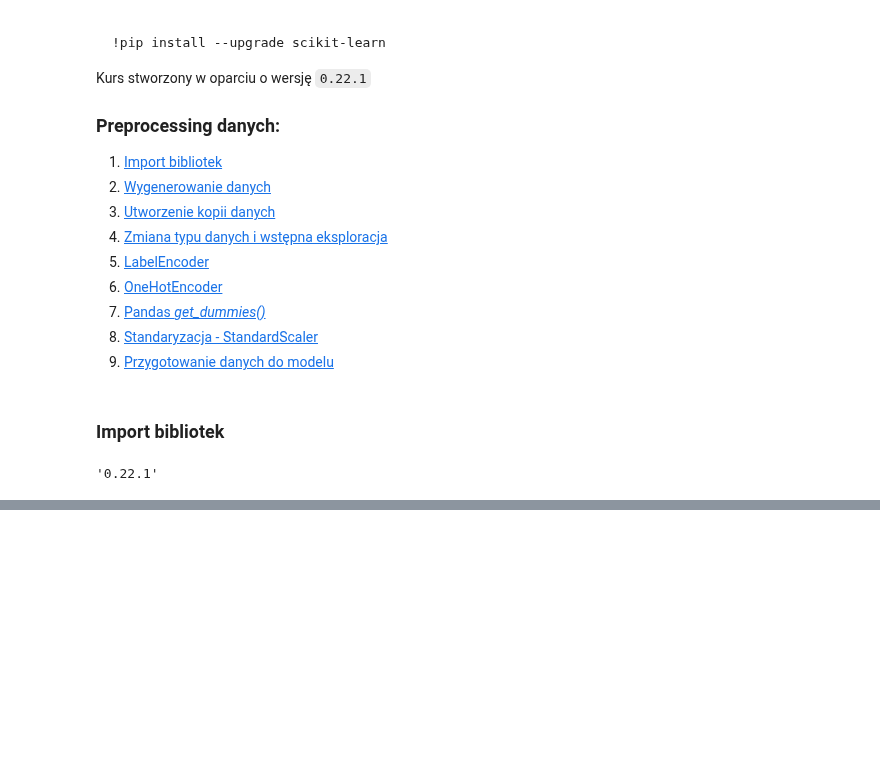
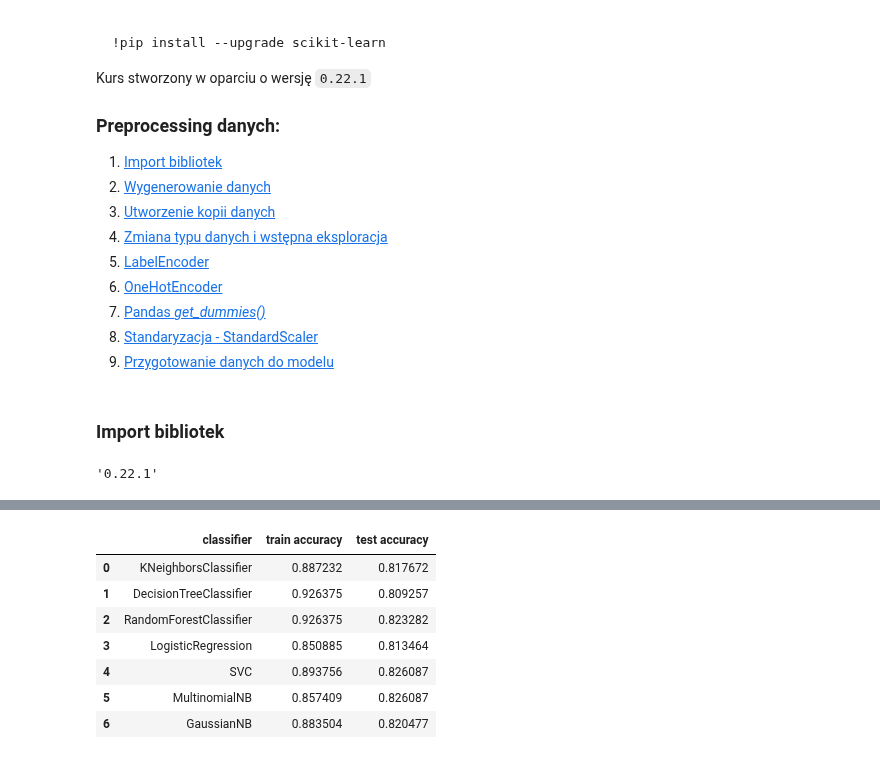
Before and after one commit to krakowiakpawel9/ml_course, a Jupyter notebook: sl/28_text_classification.ipynb, the cells around one changed output, grey strips where cells are left out. Cells and saved outputs as stored; diff of their text form; code cells hidden in the pictures; blank space fills up the shorter version.

```diff
--- a/sl/28_text_classification.ipynb
+++ b/sl/28_text_classification.ipynb
@@ -315,0 +329,9 @@ array([[0.00, 0.00, 0.00, 0.00, 0.00, 0.00, 0.00, 0.00, 0.00, 0.00, ..., 0.00, 0
+# %%
+from sklearn.linear_model import LogisticRegression
+
+classifier = LogisticRegression(random_state=42)
+classifier.fit(X_train, y_train)
+train_acc = classifier.score(X_train, y_train)
+test_acc = classifier.score(X_test, y_test)
+results['LogisticRegression'] = [train_acc, test_acc]
+print(f'Zbiór treningowy: {train_acc:.4f}\nZbiór testowy: {test_acc:.4f}')
@@ -315,0 +341,9 @@ array([[0.00, 0.00, 0.00, 0.00, 0.00, 0.00, 0.00, 0.00, 0.00, 0.00, ..., 0.00, 0
+# %%
+from sklearn.svm import SVC
+
+classifier = SVC(random_state=42)
+classifier.fit(X_train, y_train)
+train_acc = classifier.score(X_train, y_train)
+test_acc = classifier.score(X_test, y_test)
+results['SVC'] = [train_acc, test_acc]
+print(f'Zbiór treningowy: {train_acc:.4f}\nZbiór testowy: {test_acc:.4f}')
@@ -315,0 +353,9 @@ array([[0.00, 0.00, 0.00, 0.00, 0.00, 0.00, 0.00, 0.00, 0.00, 0.00, ..., 0.00, 0
+# %%
+from sklearn.naive_bayes import MultinomialNB
+
+classifier =  MultinomialNB()
+classifier.fit(X_train, y_train)
+train_acc = classifier.score(X_train, y_train)
+test_acc = classifier.score(X_test, y_test)
+results['MultinomialNB'] = [train_acc, test_acc]
+print(f'Zbiór treningowy: {train_acc:.4f}\nZbiór testowy: {test_acc:.4f}')
@@ -315,0 +365,14 @@ array([[0.00, 0.00, 0.00, 0.00, 0.00, 0.00, 0.00, 0.00, 0.00, 0.00, ..., 0.00, 0
+# %%
+from sklearn.naive_bayes import GaussianNB
+
+# raczej nie używa się z macierzami rzadkimi
+
+X_train_nb = X_train.toarray()
+X_test_nb = X_test.toarray()
+
+classifier =  GaussianNB()
+classifier.fit(X_train_nb, y_train)
+train_acc = classifier.score(X_train_nb, y_train)
+test_acc = classifier.score(X_test_nb, y_test)
+results['GaussianNB'] = [train_acc, test_acc]
+print(f'Zbiór treningowy: {train_acc:.4f}\nZbiór testowy: {test_acc:.4f}')
@@ -315,0 +392,13 @@ array([[0.00, 0.00, 0.00, 0.00, 0.00, 0.00, 0.00, 0.00, 0.00, 0.00, ..., 0.00, 0
+# %%
+acc = np.array(list(results.values()))
+df = pd.DataFrame(data={'classifier': list(results.keys()), 'train accuracy': acc[:, 0], 'test accuracy': acc[:, 1]})
+df
+# %% [output]
+|  | classifier | train accuracy | test accuracy |
+| 0 | KNeighborsClassifier | 0.887232 | 0.817672 |
+| 1 | DecisionTreeClassifier | 0.926375 | 0.809257 |
+| 2 | RandomForestClassifier | 0.926375 | 0.823282 |
+| 3 | LogisticRegression | 0.850885 | 0.813464 |
+| 4 | SVC | 0.893756 | 0.826087 |
+| 5 | MultinomialNB | 0.857409 | 0.826087 |
+| 6 | GaussianNB | 0.883504 | 0.820477 |
```
Also changed, not shown: parts of 58 cells of this notebook.
